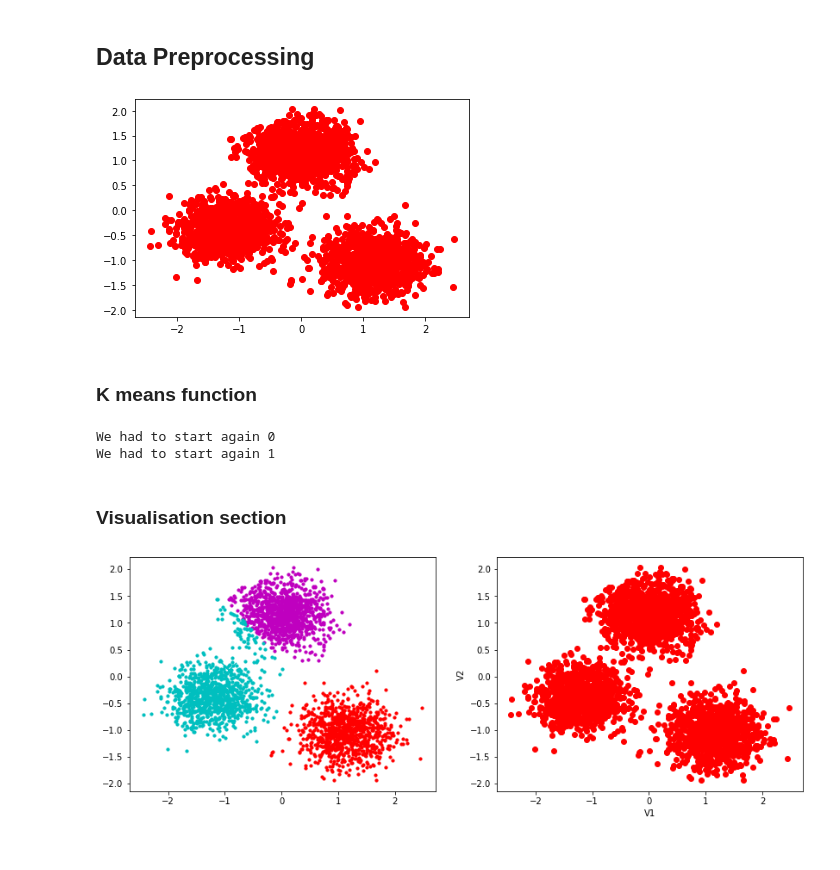
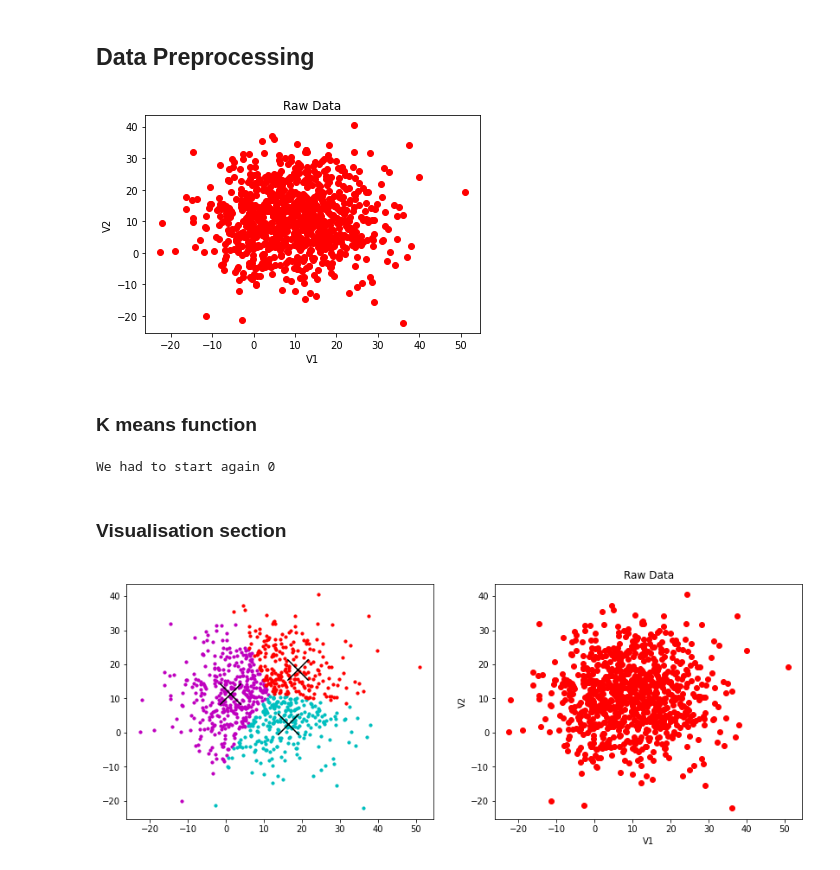
Before and after one commit to SatpreetMakhija/K-means-Clustering-CS-2376, a Jupyter notebook: main.py.ipynb, the cells around one changed output. Saved outputs shown, nothing was run; the diff lists cells and outputs as text; code cells hidden in the pictures.

Commit message:
fixed centroid visualization

```diff
--- a/main.py.ipynb
+++ b/main.py.ipynb
@@ -25,34 +22,40 @@ import random as rd
 # %%
 #reading the file
 
 dataFrame = pd.read_csv(file_path)
 #name of features to be read from the csv file
 feature_1 = 'V1'
 feature_2 = 'V2'
 dataFrame = dataFrame[[feature_1, feature_2]]
 
 #data values in pandas array form
 data = dataFrame.values
 
 
 
 no_of_features = data.shape[1]
 no_of_points = data.shape[0]
 
 
+#============ Optional Part: If one wants to normalize data ============#
 
 #normalise data for each column with mean 0 and std deviation 1
-for i in range(no_of_features):
-    std_deviation = np.std(data[:, i]) #calculates std devation for each feature
-    data[:,i] -= np.mean(data[:, i])   #subtract mean from each column
-    data[:, i] /= std_deviation
+# for i in range(no_of_features):
+#     std_deviation = np.std(data[:, i]) #calculates std devation for each feature
+#     data[:,i] -= np.mean(data[:, i])   #subtract mean from each column
+#     data[:, i] /= std_deviation
+
+#============ Optional Part: If one wants to normalize data end ============#
 
 #? find a way to adjust the code (wherever necessary) when we will have more than 2 features.
 #plotting the data for visualisation
+plt.xlabel(feature_1)
+plt.ylabel(feature_2)
+plt.title('Raw Data')
 for data_point in data:
-    plt.plot(data_point[0], data_point[1], 'ro')
+    plt.plot(data_point[0], data_point[1])
 # %% [output]
-[figure, old version]
+[figure, new version]
 # %% [markdown]
 ### K means function
 # %%
@@ -131,7 +134,6 @@ def kmeans(data, k):
 centroids, clusters = kmeans(data, k)
 # %% [output]
 We had to start again 0
-We had to start again 1
 # %% [markdown]
 ### Visualisation section
 # %%
@@ -146,16 +148,6 @@ ax = fig.add_subplot(121)
 ax2 = fig.add_subplot(122)
 
 
-
-#plotting the centroids
-#plt.subplot(1, 2, 1)
-plt.xlabel(feature_1)
-plt.ylabel(feature_2)
-color_index_centroid = 0
-for data_point in centroids:
-    ax.scatter(data_point[:, 0], data_point[:, 1], marker = 'x', s = 300, color = colors[color_index_centroid])
-    color_index_centroid +=1
-
 #plotting the clusters
 color_index = 0
 for cluster in clusters:
@@ -164,11 +156,22 @@ for cluster in clusters:
         ax.scatter(data_point[0], data_point[1], color = color, s = 10)
     color_index += 1
 
+#plotting the centroids
+#plt.subplot(1, 2, 1)
+plt.xlabel(feature_1)
+plt.ylabel(feature_2)
+plt.title('Clustered Data')
+color_index_centroid = 0
+for data_point in centroids:
+    ax.scatter(data_point[:, 0], data_point[:, 1], marker = 'x', s = 600, color = 'black')
+    color_index_centroid +=1
+
 
 # plt.subplot(1, 2, 2)
 plt.xlabel(feature_1)
 plt.ylabel(feature_2)
+plt.title('Raw Data')
 for data_point in data:
-    ax2.plot(data_point[0], data_point[1], 'ro')
+    ax2.plot(data_point[0], data_point[1])
 # %% [output]
-[figure, old version]
+[figure, new version]
```
Also changed, not shown: parts of 2 cells of this notebook, 1 other file.
